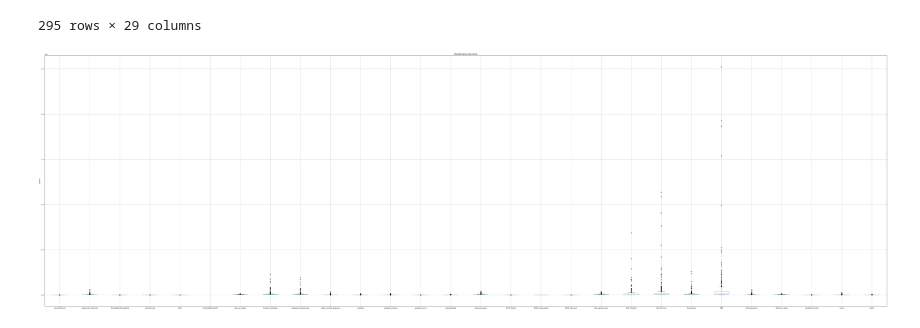
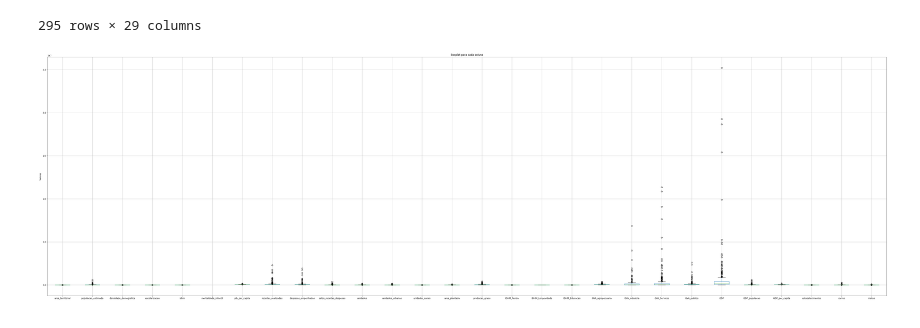
Before and after one commit to Gabrielkoeric/gci_2023, a Jupyter notebook: prova.ipynb, the cells around one changed output. Cells and saved outputs as stored; diff of their text form; code cells hidden in the pictures.

```diff
--- a/prova.ipynb
+++ b/prova.ipynb
@@ -75,17 +75,17 @@ sc
 # %%
 import pandas as pd
 import matplotlib.pyplot as plt
 
 # Gera o boxplot para cada coluna do dataframe
-sc.boxplot(by=None, figsize=(100,30))
+sc.boxplot(by=None, figsize=(70,20))
 
 # Define o título do gráfico
 plt.title('Boxplot para cada coluna')
 
 # Define o rótulo do eixo Y
 plt.ylabel('Valores')
 
 # Mostra o gráfico
 plt.show()
 # %% [output]
-[figure, old version]
+[figure, new version]
```
Also changed, not shown: 1 other file.
